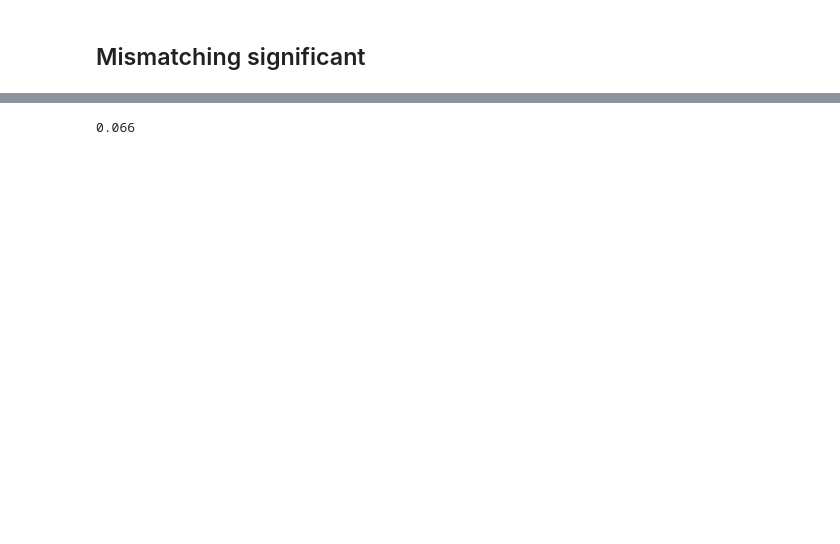
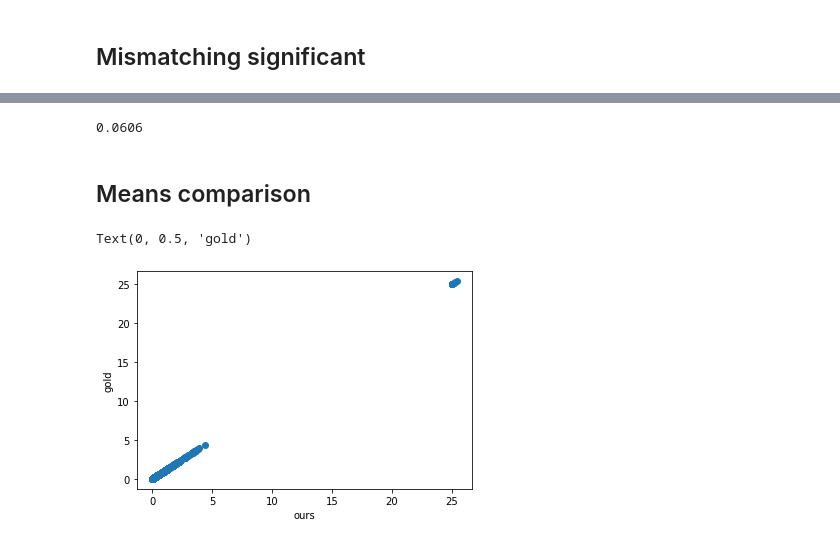
Before and after one commit to scverse/squidpy, a Jupyter notebook: notebooks/lig_rec_cellphonedb_comparison.ipynb, the cells around one changed output, grey strips where cells are left out. Cells and saved outputs as stored; diff of their text form; code cells hidden in the pictures; blank space fills up the shorter version.

Commit message:
Fix not correct means in some cases
Add option to disable prange, add tests

Update ligrec showcase notebook

```diff
--- a/notebooks/lig_rec_cellphonedb_comparison.ipynb
+++ b/notebooks/lig_rec_cellphonedb_comparison.ipynb
@@ -114,3 +118,6 @@ pvals_clean.head()
 | TNFRSF1A | GRN | 0.273 | 0.0 | 0.047 | 0.014 | 0.007 | 0.0 | 0.0 | 0.899 | 0.681 | 0.108 | ... |
 | TNFRSF1B | GRN | 0.361 | 0.0 | 0.088 | 0.008 | 0.008 | 0.0 | 0.0 | 0.947 | 0.727 | 0.154 | ... |
 5 rows × 361 columns
+# %%
+means = pd.read_csv('out/means.csv')
+print(means.shape)
@@ -116,0 +126,5 @@ pvals_clean.head()
+# %%
+means_clean = means.iloc[:, 11:]
+means_clean.index = pd.MultiIndex.from_frame(means[['gene_a', 'gene_b']].astype('str'))
+means_clean.columns = pd.MultiIndex.from_tuples(tuple(means_clean.columns.str.split('|')))
+means_clean.head()
@@ -137,3 +161,5 @@ pvals_clean.tail(12)
 12 rows × 361 columns
 # %%
 pvals_clean = pvals_clean.iloc[:23]
+# %%
+means_clean = means_clean.iloc[:23]
@@ -211,4 +257,13 @@ Text(0, 0.5, 'gold')
 # %%
-np.max(np.abs(m_df - m_gold))
+np.nanmax(np.abs(m_df - m_gold))
 # %% [output]
-0.066
+0.0606
+# %% [markdown]
+## Means comparison
+# %%
+plt.scatter(res.means.values.flat, means_clean.values.flat)
+plt.xlabel("ours")
+plt.ylabel("gold")
+# %% [output]
+Text(0, 0.5, 'gold')
+[figure, added]
```
Also changed, not shown: parts of 14 cells of this notebook, 4 other files.
